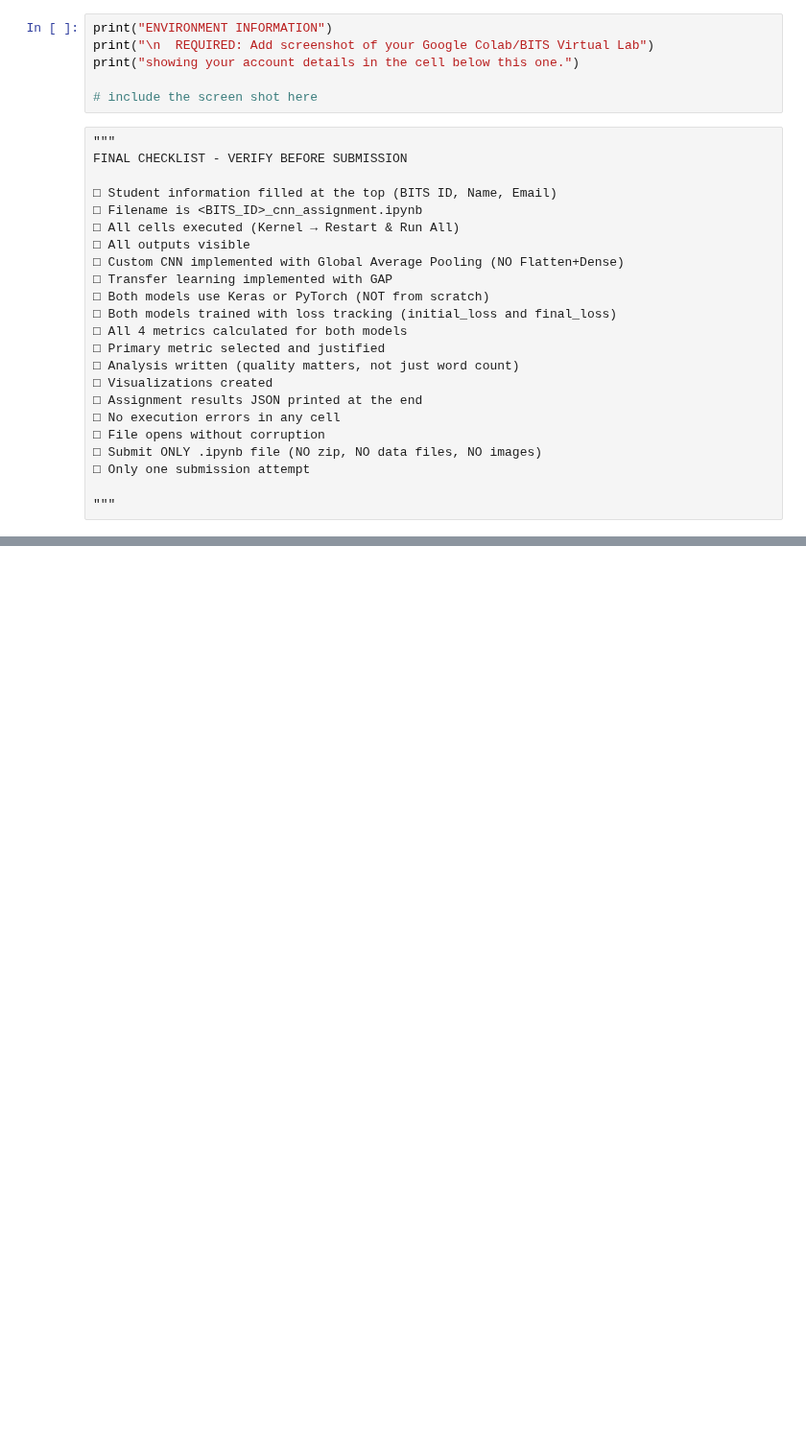
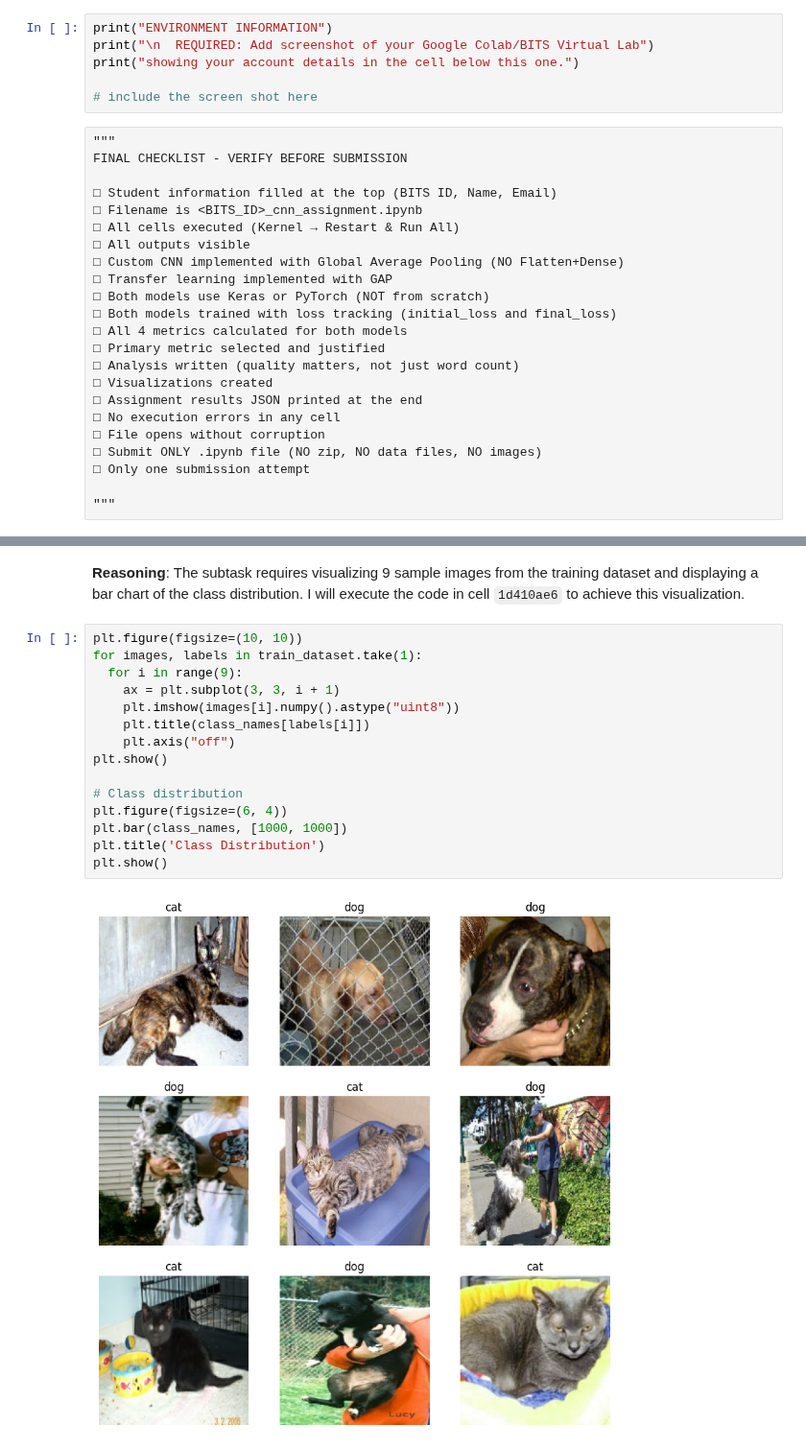
Before and after one commit to 2025aa05444-ship-it/bits-assignment, a Jupyter notebook: dnn/CNN_Assignment/CNN_assignment_template (1).ipynb, the cells around one changed output, grey strips where cells are left out. Shown at 96% size. Saved outputs shown, nothing was run; the diff lists cells and outputs as text; blank space fills up the shorter version.

```diff
--- a/dnn/CNN_Assignment/CNN_assignment_template (1).ipynb
+++ b/dnn/CNN_Assignment/CNN_assignment_template (1).ipynb
@@ -618,0 +740,20 @@ FINAL CHECKLIST - VERIFY BEFORE SUBMISSION
+# %% [markdown]
+**Reasoning**:
+The subtask requires visualizing 9 sample images from the training dataset and displaying a bar chart of the class distribution. I will execute the code in cell `1d410ae6` to achieve this visualization.
+# %%
+plt.figure(figsize=(10, 10))
+for images, labels in train_dataset.take(1):
+  for i in range(9):
+    ax = plt.subplot(3, 3, i + 1)
+    plt.imshow(images[i].numpy().astype("uint8"))
+    plt.title(class_names[labels[i]])
+    plt.axis("off")
+plt.show()
+
+# Class distribution
+plt.figure(figsize=(6, 4))
+plt.bar(class_names, [1000, 1000])
+plt.title('Class Distribution')
+plt.show()
+# %% [output]
+[figure, added]
```
Also changed, not shown: parts of 19 cells of this notebook.
